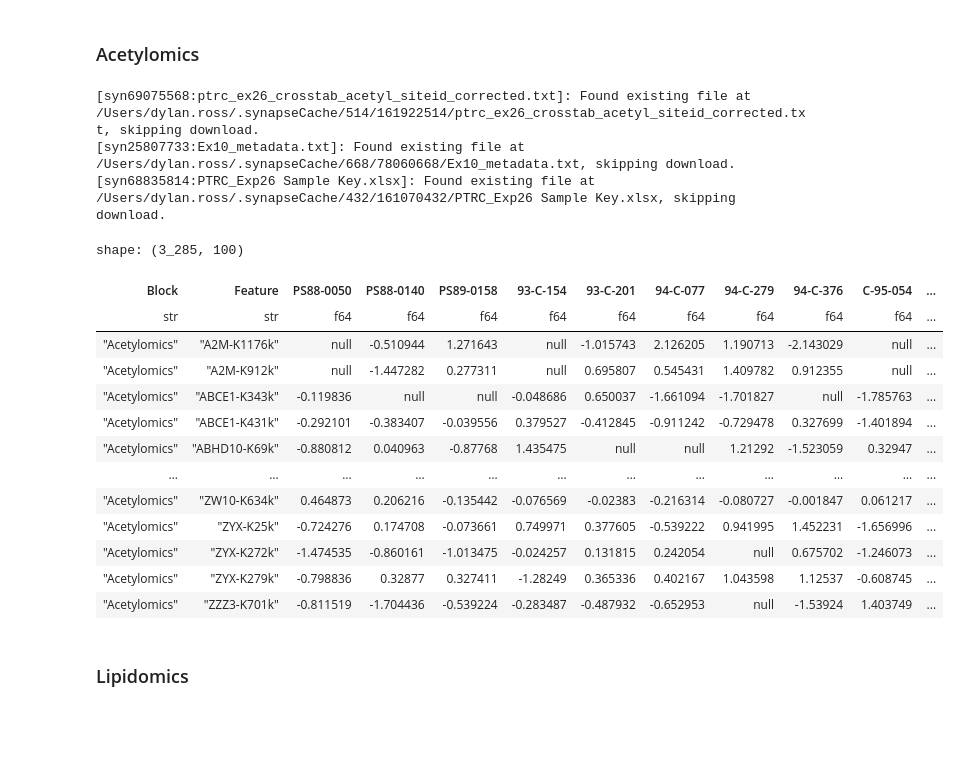
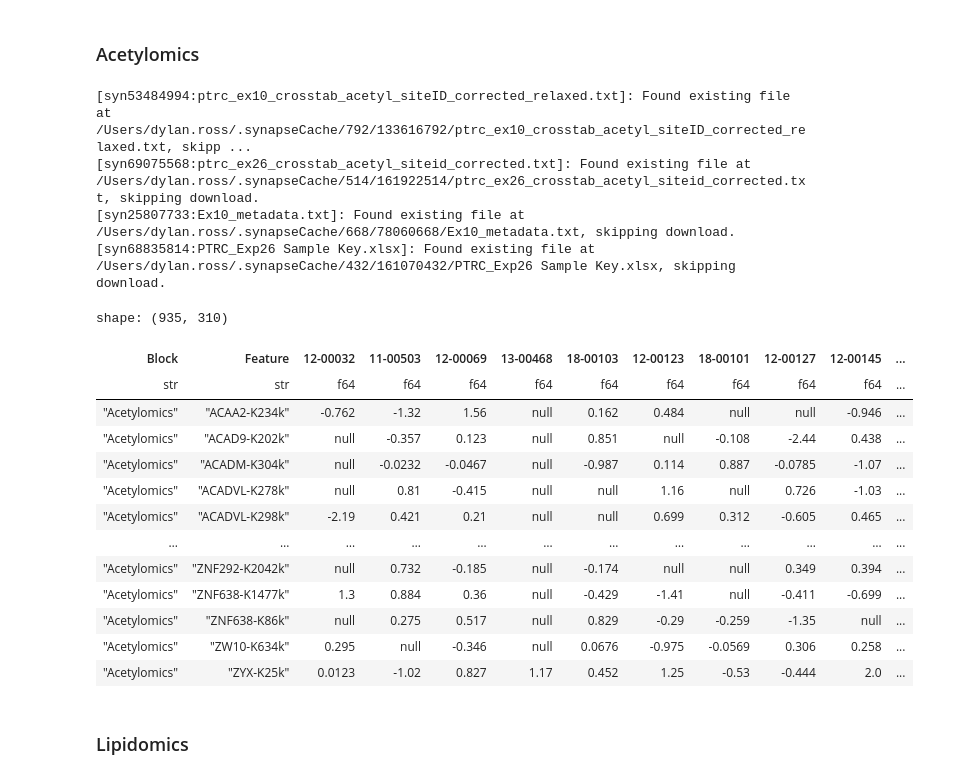
Before and after one commit to PNNL-CompBio/amlMultidrugResistance, a Jupyter notebook: aml_outcome_disparities/analysis/dylan/combined_data_table.ipynb, the cells around one changed output. Saved outputs shown, nothing was run; the diff lists cells and outputs as text; code cells hidden in the pictures; blank space fills up the shorter version.

```diff
--- a/aml_outcome_disparities/analysis/dylan/combined_data_table.ipynb
+++ b/aml_outcome_disparities/analysis/dylan/combined_data_table.ipynb
@@ -111,43 +115,54 @@ shape: (284, 7)
 # %% [markdown]
 ### Acetylomics
 # %%
+_ptrc, _pilot = import_acetyl(SYN)
 acetyl = (
     (_df :=
-        pl.from_pandas(
-            import_acetyl(SYN),
-            include_index=True
+        pl.concat(
+            [
+                pl.from_pandas(
+                    _ptrc,
+                    include_index=True
+                ),
+                pl.from_pandas(
+                    _pilot,
+                    include_index=True
+                ),
+            ],
+            how="diagonal"
         )
     )
     .select(pl.exclude("None"))
     .transpose(
         include_header=True,
         header_name="Feature",
         column_names=_df["None"].to_list()
     )
     .select(
         pl.lit("Acetylomics").alias("Block"),
         pl.exclude("Block")
     )
 )
 acetyl
 # %% [output]
+[syn53484994:ptrc_ex10_crosstab_acetyl_siteID_corrected_relaxed.txt]: Found existing file at /Users/dylan.ross/.synapseCache/792/133616792/ptrc_ex10_crosstab_acetyl_siteID_corrected_relaxed.txt, skipp ...
 [syn69075568:ptrc_ex26_crosstab_acetyl_siteid_corrected.txt]: Found existing file at /Users/dylan.ross/.synapseCache/514/161922514/ptrc_ex26_crosstab_acetyl_siteid_corrected.txt, skipping download.
 [syn25807733:Ex10_metadata.txt]: Found existing file at /Users/dylan.ross/.synapseCache/668/78060668/Ex10_metadata.txt, skipping download.
 [syn68835814:PTRC_Exp26 Sample Key.xlsx]: Found existing file at /Users/dylan.ross/.synapseCache/432/161070432/PTRC_Exp26 Sample Key.xlsx, skipping download.
-shape: (3_285, 100)
+shape: (935, 310)
-| Block | Feature | PS88-0050 | PS88-0140 | PS89-0158 | 93-C-154 | 93-C-201 | 94-C-077 | 94-C-279 | 94-C-376 | C-95-054 | ... |
+| Block | Feature | 12-00032 | 11-00503 | 12-00069 | 13-00468 | 18-00103 | 12-00123 | 18-00101 | 12-00127 | 12-00145 | ... |
 | str | str | f64 | f64 | f64 | f64 | f64 | f64 | f64 | f64 | f64 | ... |
-| "Acetylomics" | "A2M-K1176k" | null | -0.510944 | 1.271643 | null | -1.015743 | 2.126205 | 1.190713 | -2.143029 | null | ... |
-| "Acetylomics" | "A2M-K912k" | null | -1.447282 | 0.277311 | null | 0.695807 | 0.545431 | 1.409782 | 0.912355 | null | ... |
-| "Acetylomics" | "ABCE1-K343k" | -0.119836 | null | null | -0.048686 | 0.650037 | -1.661094 | -1.701827 | null | -1.785763 | ... |
-| "Acetylomics" | "ABCE1-K431k" | -0.292101 | -0.383407 | -0.039556 | 0.379527 | -0.412845 | -0.911242 | -0.729478 | 0.327699 | -1.401894 | ... |
-| "Acetylomics" | "ABHD10-K69k" | -0.880812 | 0.040963 | -0.87768 | 1.435475 | null | null | 1.21292 | -1.523059 | 0.32947 | ... |
+| "Acetylomics" | "ACAA2-K234k" | -0.762 | -1.32 | 1.56 | null | 0.162 | 0.484 | null | null | -0.946 | ... |
+| "Acetylomics" | "ACAD9-K202k" | null | -0.357 | 0.123 | null | 0.851 | null | -0.108 | -2.44 | 0.438 | ... |
+| "Acetylomics" | "ACADM-K304k" | null | -0.0232 | -0.0467 | null | -0.987 | 0.114 | 0.887 | -0.0785 | -1.07 | ... |
+| "Acetylomics" | "ACADVL-K278k" | null | 0.81 | -0.415 | null | null | 1.16 | null | 0.726 | -1.03 | ... |
+| "Acetylomics" | "ACADVL-K298k" | -2.19 | 0.421 | 0.21 | null | null | 0.699 | 0.312 | -0.605 | 0.465 | ... |
 | … | … | … | … | … | … | … | … | … | … | … | ... |
-| "Acetylomics" | "ZW10-K634k" | 0.464873 | 0.206216 | -0.135442 | -0.076569 | -0.02383 | -0.216314 | -0.080727 | -0.001847 | 0.061217 | ... |
-| "Acetylomics" | "ZYX-K25k" | -0.724276 | 0.174708 | -0.073661 | 0.749971 | 0.377605 | -0.539222 | 0.941995 | 1.452231 | -1.656996 | ... |
-| "Acetylomics" | "ZYX-K272k" | -1.474535 | -0.860161 | -1.013475 | -0.024257 | 0.131815 | 0.242054 | null | 0.675702 | -1.246073 | ... |
-| "Acetylomics" | "ZYX-K279k" | -0.798836 | 0.32877 | 0.327411 | -1.28249 | 0.365336 | 0.402167 | 1.043598 | 1.12537 | -0.608745 | ... |
-| "Acetylomics" | "ZZZ3-K701k" | -0.811519 | -1.704436 | -0.539224 | -0.283487 | -0.487932 | -0.652953 | null | -1.53924 | 1.403749 | ... |
+| "Acetylomics" | "ZNF292-K2042k" | null | 0.732 | -0.185 | null | -0.174 | null | null | 0.349 | 0.394 | ... |
+| "Acetylomics" | "ZNF638-K1477k" | 1.3 | 0.884 | 0.36 | null | -0.429 | -1.41 | null | -0.411 | -0.699 | ... |
+| "Acetylomics" | "ZNF638-K86k" | null | 0.275 | 0.517 | null | 0.829 | -0.29 | -0.259 | -1.35 | null | ... |
+| "Acetylomics" | "ZW10-K634k" | 0.295 | null | -0.346 | null | 0.0676 | -0.975 | -0.0569 | 0.306 | 0.258 | ... |
+| "Acetylomics" | "ZYX-K25k" | 0.0123 | -1.02 | 0.827 | 1.17 | 0.452 | 1.25 | -0.53 | -0.444 | 2.0 | ... |
 # %% [markdown]
 ### Lipidomics
 # %%
```
Also changed, not shown: parts of 6 cells of this notebook, 7 other files.
